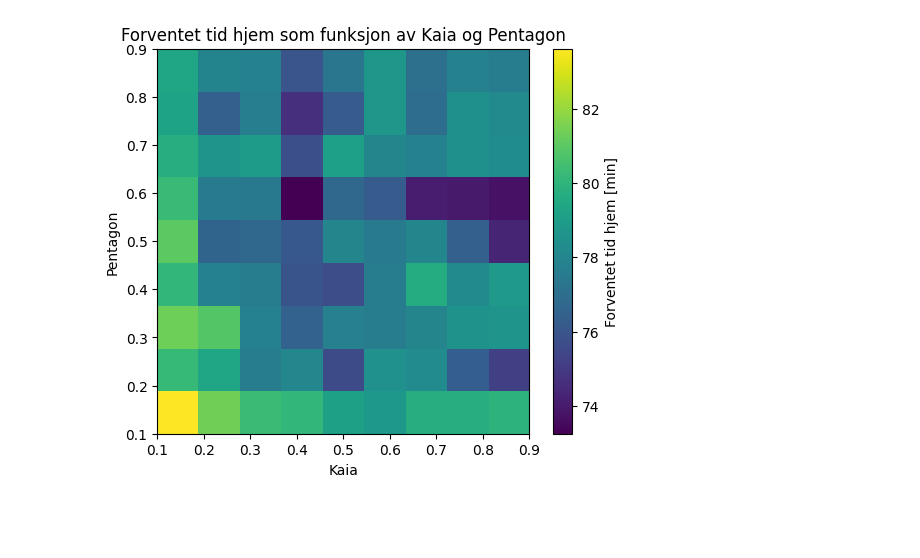
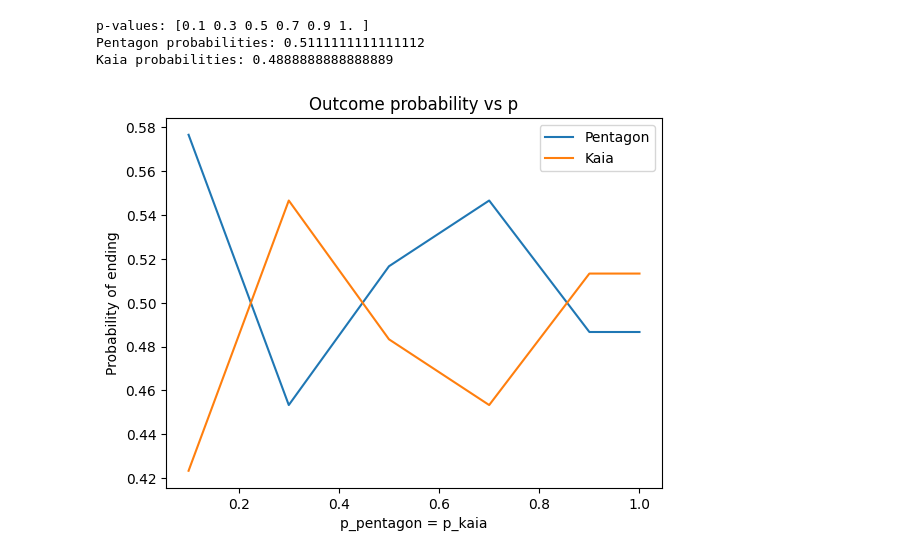
Before and after one commit to JoergenLundellLarsen/D4_JoergenLarsen_PederFlaat, a Jupyter notebook: walking_home/explore_model.ipynb, the cells around one changed output. Cells and saved outputs as stored; diff of their text form; code cells hidden in the pictures; blank space fills up the shorter version.

```diff
--- a/walking_home/explore_model.ipynb
+++ b/walking_home/explore_model.ipynb
@@ -69,18 +0,0 @@ plt.show()
-# %%
-
-pivot_mean_time = df.pivot(index="p_pentagon", columns="p_kaia", values="mean_time_s")
-
-plt.figure(figsize=(6, 5))
-im = plt.imshow(
-    pivot_mean_time.values / 60.0,
-    origin="lower",
-    extent=[p_values.min(), p_values.max(), p_values.min(), p_values.max()],
-    aspect="auto",
-)
-plt.colorbar(im, label="Forventet tid hjem [min]")
-plt.xlabel("Kaia")
-plt.ylabel("Pentagon")
-plt.title("Forventet tid hjem som funksjon av Kaia og Pentagon")
-plt.show()
-# %% [output]
-[figure, removed]
@@ -86,0 +25,30 @@ plt.show()
+# %%
+import numpy as np
+import matplotlib.pyplot as plt
+
+p_vals = np.array([0.1, 0.3, 0.5, 0.7, 0.9, 1.0])
+
+pentagon_probs = []
+kaia_probs = []
+
+for p in p_vals:
+    r = simulering(300,p,p)
+    pentagon_probs.append(r["pentagon_prob"])
+    kaia_probs.append(r["kaia_prob"])
+
+print("p-values:", p_vals)
+print("Pentagon probabilities:", sum(pentagon_probs)/len(p_vals))
+print("Kaia probabilities:", sum(kaia_probs)/len(p_vals))
+
+plt.plot(p_vals, pentagon_probs, label="Pentagon")
+plt.plot(p_vals, kaia_probs, label="Kaia")
+plt.xlabel("p_pentagon = p_kaia")
+plt.ylabel("Probability of ending")
+plt.title("Outcome probability vs p")
+plt.legend()
+plt.show()
+# %% [output]
+p-values: [0.1 0.3 0.5 0.7 0.9 1. ]
+Pentagon probabilities: 0.5111111111111112
+Kaia probabilities: 0.4888888888888889
+[figure, added]
```
Also changed, not shown: parts of 4 cells of this notebook.
